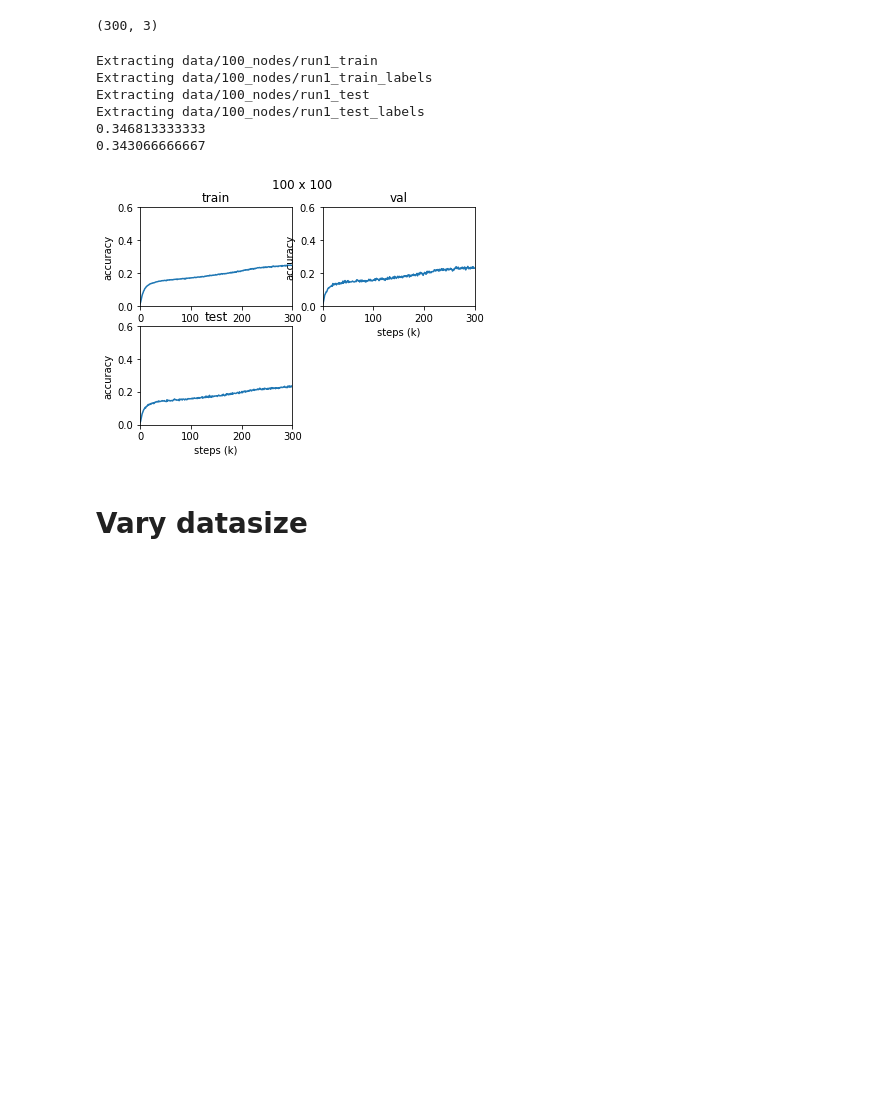
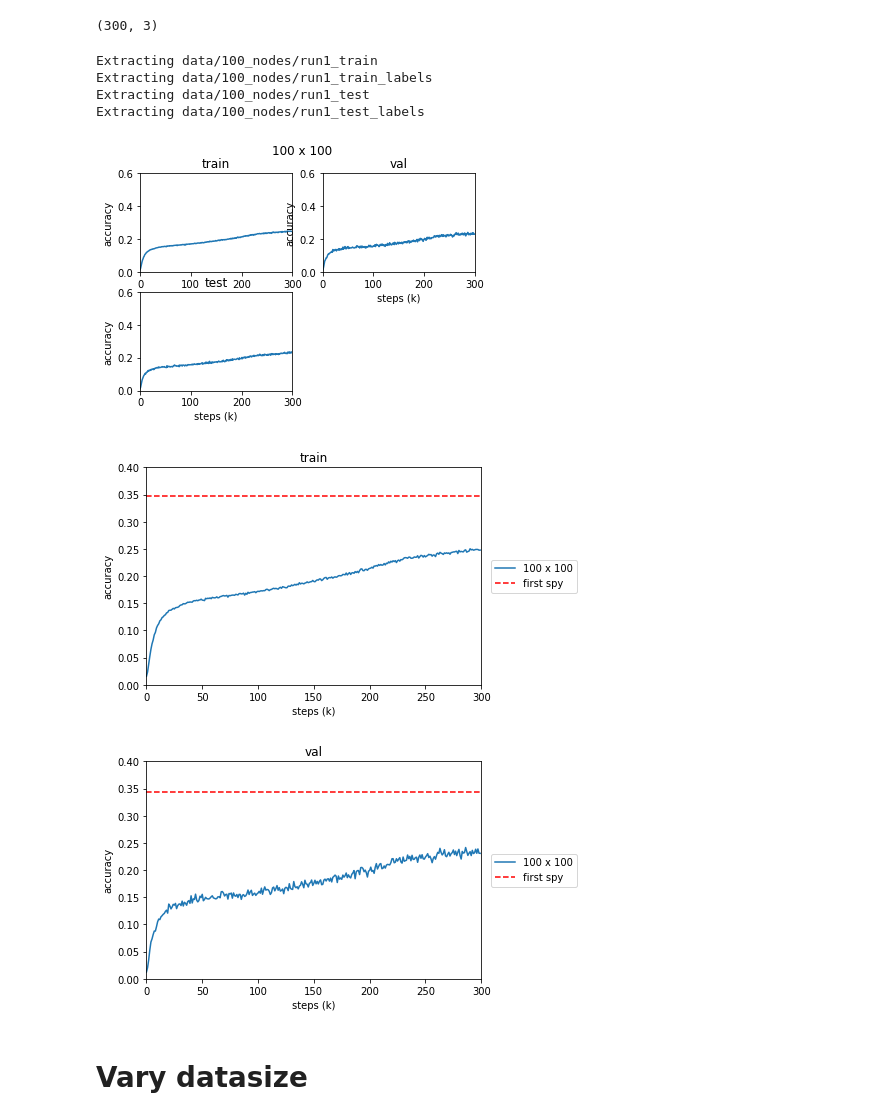
Before and after one commit to gfanti/bitcoin-deanonymization, a Jupyter notebook: vis-tests.ipynb, the cells around one changed output. Saved outputs shown, nothing was run; the diff lists cells and outputs as text; code cells hidden in the pictures; blank space fills up the shorter version.

```diff
--- a/vis-tests.ipynb
+++ b/vis-tests.ipynb
@@ -181,18 +188,19 @@ print oneH[0].shape
 # %%
 first_spy_train = first_spy_acc('100','run1_train')
 first_spy_test = first_spy_acc('100','run1_test')
 
-print first_spy_train
-print first_spy_test
 plot_data(oneH,['100 x 100'])
+
+plot_group(oneH,0,['100 x 100'], first_spy_train)
+plot_group(oneH,1,['100 x 100'], first_spy_test)
 # %% [output]
 Extracting data/100_nodes/run1_train
 Extracting data/100_nodes/run1_train_labels
 Extracting data/100_nodes/run1_test
 Extracting data/100_nodes/run1_test_labels
-0.346813333333
-0.343066666667
 [figure]
+[figure, added]
+[figure, added]
 # %% [markdown]
 # Vary datasize
 # %% [markdown]
```
Also changed, not shown: parts of 27 cells of this notebook, 2 other files.
